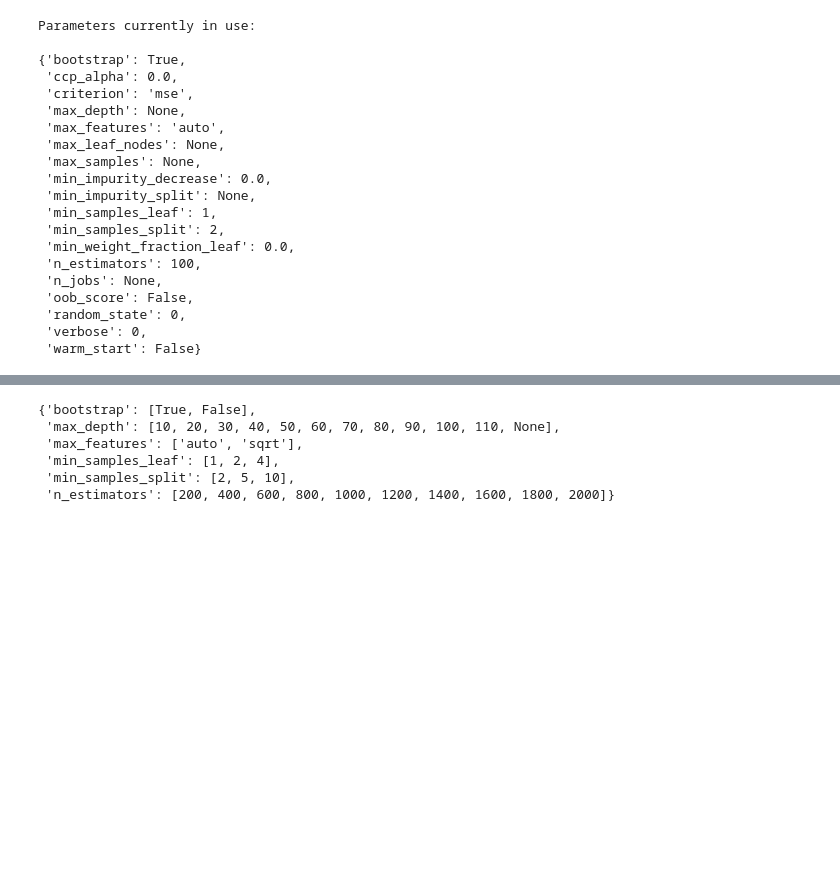
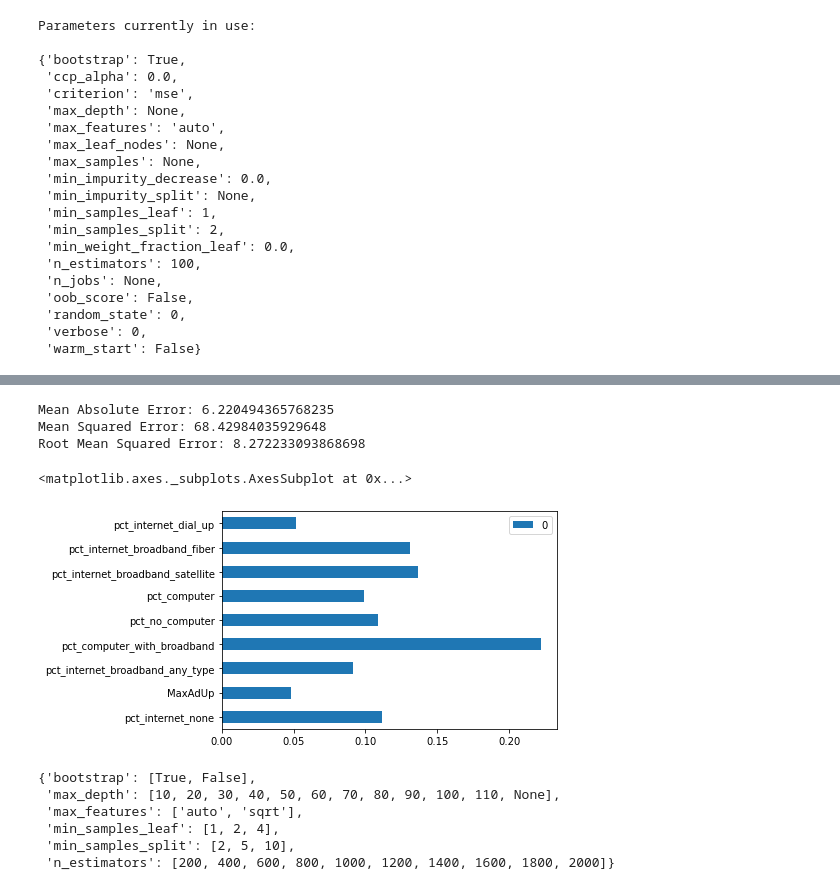
Before and after one commit to jcweaver/broadband-capstone, a Jupyter notebook: notebooks/Sarah_FCC_Emp_Rate_Random_Forest.ipynb, the cells around one changed output, grey strips where cells are left out. Saved outputs shown, nothing was run; the diff lists cells and outputs as text; code cells hidden in the pictures; blank space fills up the shorter version.

```diff
--- a/notebooks/Sarah_FCC_Emp_Rate_Random_Forest.ipynb
+++ b/notebooks/Sarah_FCC_Emp_Rate_Random_Forest.ipynb
@@ -243,0 +295,8 @@ feature_importances.plot.barh()
+# %%
+y_train_copy = y_train.loc[X_train_copy.index]
+# %%
+regressor = RandomForestRegressor(n_estimators = 100, random_state = 0)
+print('Parameters currently in use:\n')
+pprint(regressor.get_params())
+regressor.fit(X_train_copy, y_train_copy)
+y_pred = regressor.predict(X_test)
@@ -244,3 +324,17 @@ feature_importances.plot.barh()
+# %%
+print('Mean Absolute Error:', metrics.mean_absolute_error(y_test, y_pred))
+print('Mean Squared Error:', metrics.mean_squared_error(y_test, y_pred))
+print('Root Mean Squared Error:', np.sqrt(metrics.mean_squared_error(y_test, y_pred)))
+# %% [output]
+Mean Absolute Error: 6.220494365768235
+Mean Squared Error: 68.42984035929648
+Root Mean Squared Error: 8.272233093868698
+# %%
+feature_importances = pd.DataFrame(regressor.feature_importances_, index = x_variables)
+feature_importances.plot.barh()
+# %% [output]
+<matplotlib.axes._subplots.AxesSubplot at 0x...>
+[figure, added]
 # %%
 # Number of trees in random forest
 n_estimators = [int(x) for x in np.linspace(start = 200, stop = 2000, num = 10)]
```
Also changed, not shown: parts of 10 cells of this notebook.
